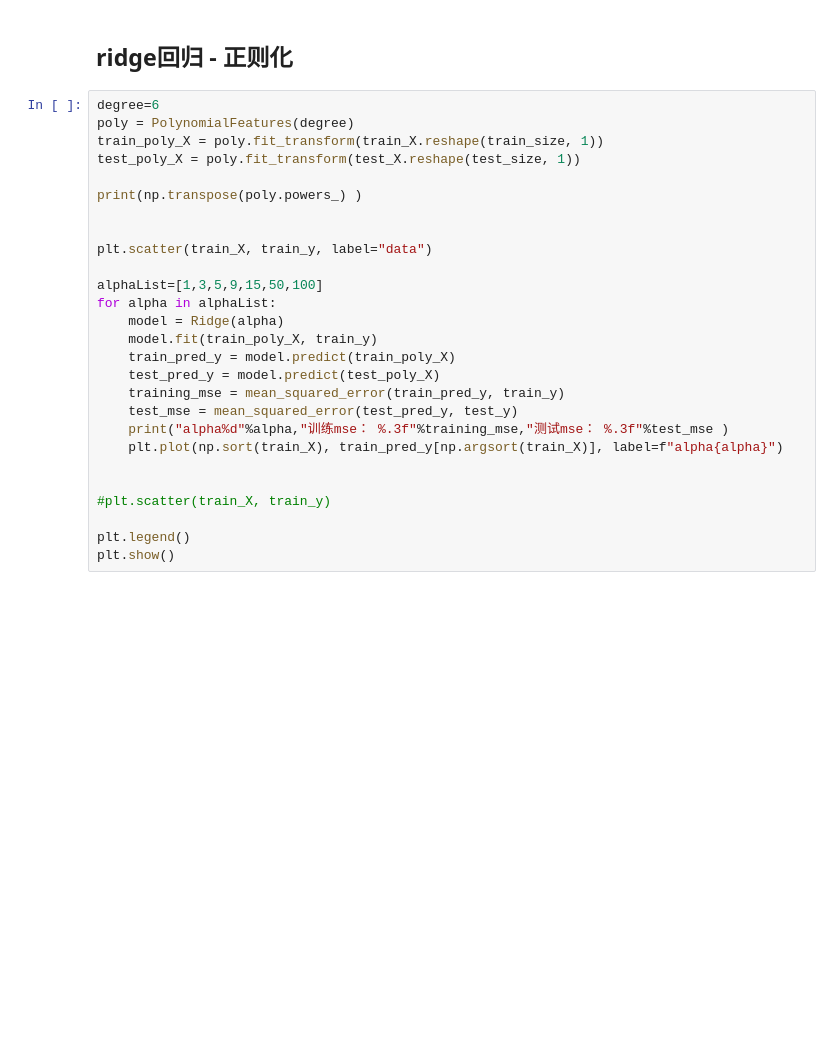
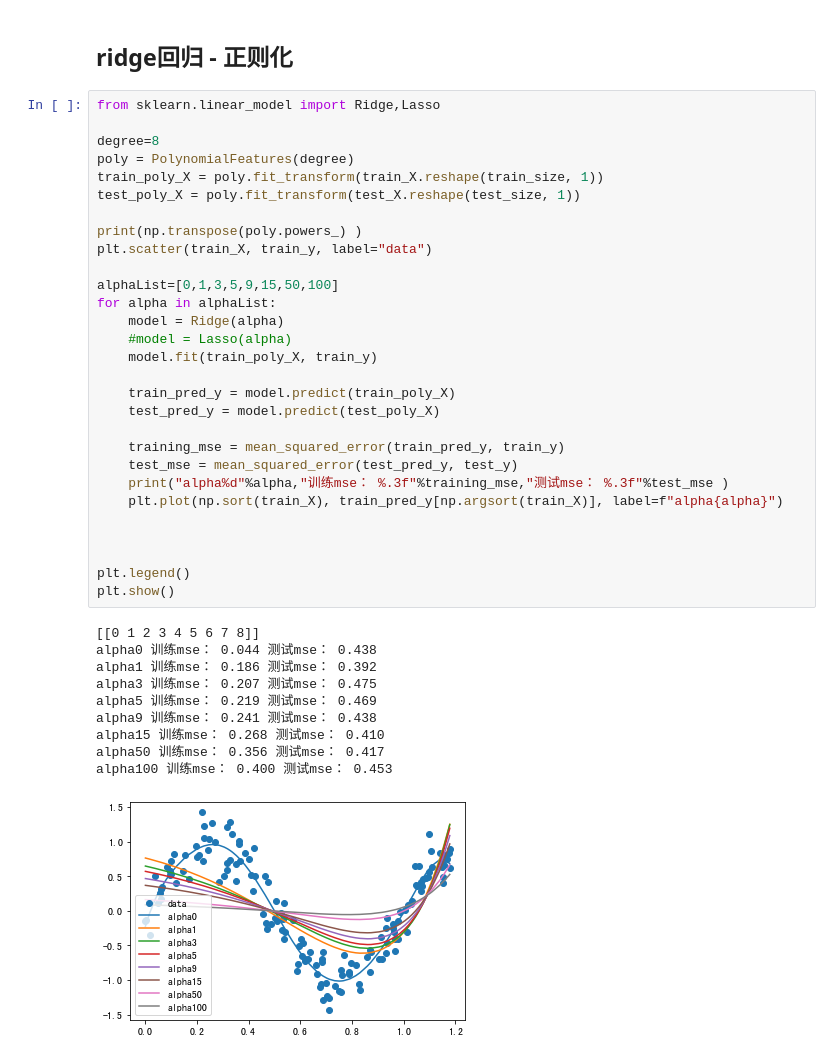
Before and after one commit to alphajayGithub/ai.online, a Jupyter notebook: source/sample_ml/Chapter02/2-2 正则化.ipynb, the cells around one changed output. Cells and saved outputs as stored; diff of their text form; blank space fills up the shorter version.

```diff
--- a/source/sample_ml/Chapter02/2-2 正则化.ipynb
+++ b/source/sample_ml/Chapter02/2-2 正则化.ipynb
@@ -79,29 +111,42 @@ print(test_poly_X[1])
 # %% [markdown]
 ## ridge回归 - 正则化
 # %%
-degree=6
+from sklearn.linear_model import Ridge,Lasso
+
+degree=8
 poly = PolynomialFeatures(degree)
 train_poly_X = poly.fit_transform(train_X.reshape(train_size, 1))
 test_poly_X = poly.fit_transform(test_X.reshape(test_size, 1))
 
 print(np.transpose(poly.powers_) )
-
-
 plt.scatter(train_X, train_y, label="data")
 
-alphaList=[1,3,5,9,15,50,100]
+alphaList=[0,1,3,5,9,15,50,100]
 for alpha in alphaList:
     model = Ridge(alpha)
+    #model = Lasso(alpha)
     model.fit(train_poly_X, train_y)
+
     train_pred_y = model.predict(train_poly_X)
     test_pred_y = model.predict(test_poly_X)
+
     training_mse = mean_squared_error(train_pred_y, train_y)
     test_mse = mean_squared_error(test_pred_y, test_y)
     print("alpha%d"%alpha,"训练mse： %.3f"%training_mse,"测试mse： %.3f"%test_mse )
     plt.plot(np.sort(train_X), train_pred_y[np.argsort(train_X)], label=f"alpha{alpha}")
 
 
-#plt.scatter(train_X, train_y)
 
 plt.legend()
 plt.show()
+# %% [output]
+[[0 1 2 3 4 5 6 7 8]]
+alpha0 训练mse： 0.044 测试mse： 0.438
+alpha1 训练mse： 0.186 测试mse： 0.392
+alpha3 训练mse： 0.207 测试mse： 0.475
+alpha5 训练mse： 0.219 测试mse： 0.469
+alpha9 训练mse： 0.241 测试mse： 0.438
+alpha15 训练mse： 0.268 测试mse： 0.410
+alpha50 训练mse： 0.356 测试mse： 0.417
+alpha100 训练mse： 0.400 测试mse： 0.453
+[figure, added]
```
Also changed, not shown: parts of 4 cells of this notebook, 1 other file.
